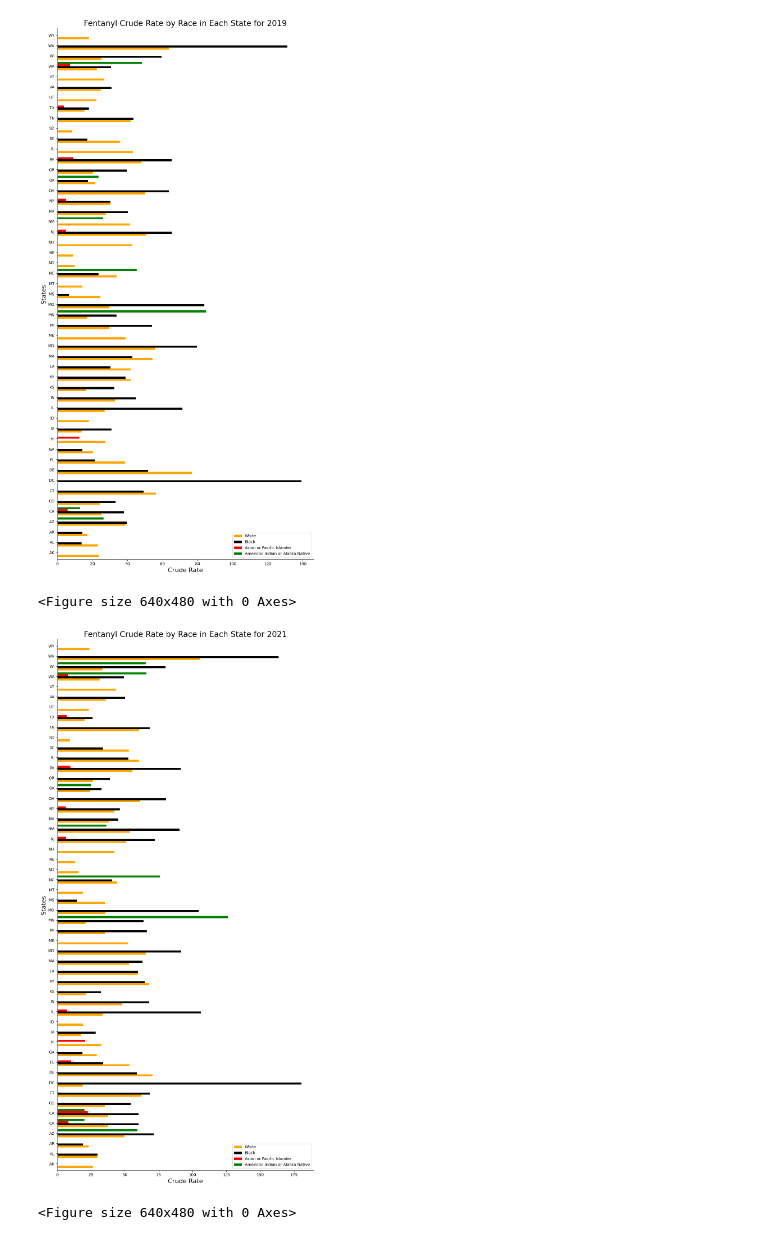
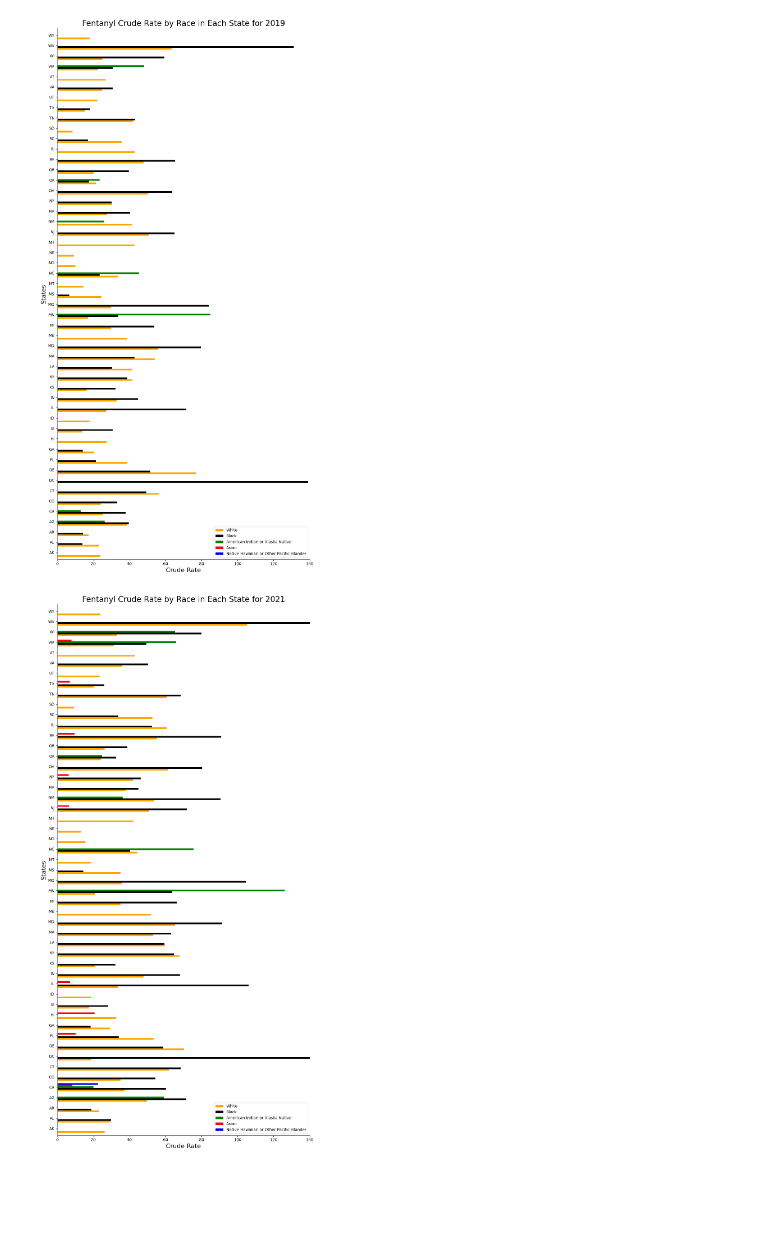
Before and after one commit to lilyzello/CaSB185_TRW, a Jupyter notebook: Figure2_40.4.ipynb, the cells around one changed output. Drawn from its saved outputs; the diff is of its cells as text; code cells hidden in the pictures; blank space fills up the shorter version.

```diff
--- a/Figure2_40.4.ipynb
+++ b/Figure2_40.4.ipynb
@@ -82,13 +85,9 @@ pd.set_option('display.max_rows', None)
 # %%
 data_frame=data_frame.replace("Unreliable",np.nan)
 data_frame=data_frame.replace("Suppressed",np.nan)
-
 # data pre-processing to ensure new .txt runs with code provided by paper
 # want columns to be the same name, and ensure the data is read as the correct type
 # also want the correct subset of data to be processed  by later code, this figure is only for males
-data_frame=data_frame.replace("Asian", "Asian or Pacific Islander")
-data_frame=data_frame.replace("Native Hawaiian or Other Pacific Islander", "Asian or Pacific Islander")
-
 data_frame = data_frame.rename(columns = {"Single Race 6": "Race", "Residence State": "State"})
 data_frame =  data_frame[(data_frame["Notes"] != "Total") & (data_frame["Year Code"] >= 2019)]
 
@@ -120,6 +101,16 @@ my_df
 # %%
 # defining relevant subsets of data that will be pivoted later
 # named as 2x_20xx to indicate what race and what year the dataframe refers to
+CM2n_2020 = data_frame[(data_frame["Race"] == "American Indian or Alaska Native")&
+           (data_frame["Notes"] != "Total") & (data_frame["Year"] == 2020)]
+CM2a_2020 = data_frame[(data_frame["Race"] == "Asian")&
+           (data_frame["Notes"] != "Total") & (data_frame["Year"] == 2020)]
+CM2p_2020 = data_frame[(data_frame["Race"] == "Native Hawaiian or Other Pacific Islander")&
+           (data_frame["Notes"] != "Total") & (data_frame["Year"] == 2020)]
+CM2b_2020 = data_frame[(data_frame["Race"] == "Black or African American")&
+           (data_frame["Notes"] != "Total") & (data_frame["Year"] == 2020)]
+CM2w_2020 = data_frame[(data_frame["Race"] == "White")&
+           (data_frame["Notes"] != "Total") & (data_frame["Year"] == 2020)]
 CM2n_2019 = data_frame[(data_frame["Race"] == "American Indian or Alaska Native")&
            (data_frame["Notes"] != "Total") & (data_frame["Year"] == 2019)]
 CM2a_2019 = data_frame[(data_frame["Race"] == "Asian or Pacific Islander")&
@@ -128,32 +119,31 @@ CM2b_2019 = data_frame[(data_frame["Race"] == "Black or African American")&
            (data_frame["Notes"] != "Total") & (data_frame["Year"] == 2019)]
 CM2w_2019 = data_frame[(data_frame["Race"] == "White")&
            (data_frame["Notes"] != "Total") & (data_frame["Year"] == 2019)]
-CM2n_2020 = data_frame[(data_frame["Race"] == "American Indian or Alaska Native")&
-           (data_frame["Notes"] != "Total") & (data_frame["Year"] == 2020)]
-CM2a_2020 = data_frame[(data_frame["Race"] == "Asian or Pacific Islander")&
-           (data_frame["Notes"] != "Total") & (data_frame["Year"] == 2020)]
-CM2b_2020 = data_frame[(data_frame["Race"] == "Black or African American")&
-           (data_frame["Notes"] != "Total") & (data_frame["Year"] == 2020)]
-CM2w_2020 = data_frame[(data_frame["Race"] == "White")&
-           (data_frame["Notes"] != "Total") & (data_frame["Year"] == 2020)]
+CM2p_2019 = data_frame[(data_frame["Race"] == "Native Hawaiian or Other Pacific Islander")&
+           (data_frame["Notes"] != "Total") & (data_frame["Year"] == 2019)]
 # %%
-#plotting 2019 data for each state
+# pivoting columns, crude rate for the white group is labeled now as "white" and for the black group is labeled
+# as "black" etc.
 W19 = pd.DataFrame({"States": CM2w_2019["State"].astype(str), "White": CM2w_2019["Crude Rate"].astype(float)})
 B19 = pd.DataFrame({"States": CM2b_2019["State"].astype(str), "Black": CM2b_2019["Crude Rate"].astype(float)})
-A19 = pd.DataFrame({"States": CM2a_2019["State"].astype(str), "Asian or Pacific Islander": CM2a_2019["Crude Rate"].astype(float)})
+A19 = pd.DataFrame({"States": CM2a_2019["State"].astype(str), "Asian": CM2a_2019["Crude Rate"].astype(float)})
+P19 = pd.DataFrame({"States": CM2p_2019["State"].astype(str), "Native Hawaiian or Other Pacific Islander": CM2p_2019["Crude Rate"].astype(float)})
 N19 = pd.DataFrame({"States": CM2n_2019["State"].astype(str), "American Indian or Alaska Native": CM2n_2019["Crude Rate"].astype(float)})
-
+# mapping full state names to abbreviations
 W19['States'] = W19['States'].map(us_state_to_abbrev)
 B19['States'] = B19['States'].map(us_state_to_abbrev)
 A19['States'] = A19['States'].map(us_state_to_abbrev)
+P19['States'] = P19['States'].map(us_state_to_abbrev)
 N19['States'] = N19['States'].map(us_state_to_abbrev)
-
+#merge data sets with no loss
 merged_df = pd.merge(W19, B19, on="States", how="outer")
+merged_df = pd.merge(merged_df, N19, on="States", how="outer")
 merged_df = pd.merge(merged_df, A19, on="States", how="outer")
-merged_df = pd.merge(merged_df, N19, on="States", how="outer")
+merged_df = pd.merge(merged_df, P19, on="States", how="outer")
 merged_df.set_index('States', inplace=True)
 
-ax = merged_df.plot(kind='barh', figsize=(10, 20), color={"White": "orange", "Black": "black", "Asian or Pacific Islander": "red", "American Indian or Alaska Native": "green"}, width=0.8)
+# plotting & formatting plot
+ax = merged_df.plot(kind='barh', figsize=(10, 20), color={"White": "orange", "Black": "black", "Asian": "red", "American Indian or Alaska Native": "green", "Native Hawaiian or Other Pacific Islander": "blue"}, width=0.8)
 
 plt.title('Fentanyl Crude Rate by Race in Each State for 2019', fontsize=20)
 plt.xlabel('Crude Rate', fontsize=16)
@@ -163,45 +153,46 @@ ax.spines['top'].set_visible(False)
 ax.spines['right'].set_visible(False)
 ax.spines['bottom'].set_visible(True)
 ax.spines['left'].set_visible(True)
+plt.xlim((0,140))
 
 plt.tight_layout()
-plt.show()
-plt.savefig('T40.4_2019_Race.svg')
+plt.savefig('T40.4_2019_Race.png')
+#this logic will be followed in the rest of the blocks plotting 2020 - 2023 crude rate
 # %% [output]
-[figure, old version]
+[figure, new version]
-<Figure size 640x480 with 0 Axes>
 # %%
-#plotting 2020 data for each state
 W20 = pd.DataFrame({"States": CM2w_2020["State"].astype(str), "White": CM2w_2020["Crude Rate"].astype(float)})
 B20 = pd.DataFrame({"States": CM2b_2020["State"].astype(str), "Black": CM2b_2020["Crude Rate"].astype(float)})
-A20 = pd.DataFrame({"States": CM2a_2020["State"].astype(str), "Asian or Pacific Islander": CM2a_2020["Crude Rate"].astype(float)})
+A20 = pd.DataFrame({"States": CM2a_2020["State"].astype(str), "Asian": CM2a_2020["Crude Rate"].astype(float)})
+P20 = pd.DataFrame({"States": CM2p_2020["State"].astype(str), "Native Hawaiian or Other Pacific Islander": CM2p_2020["Crude Rate"].astype(float)})
 N20 = pd.DataFrame({"States": CM2n_2020["State"].astype(str), "American Indian or Alaska Native": CM2n_2020["Crude Rate"].astype(float)})
 
 W20['States'] = W20['States'].map(us_state_to_abbrev)
 B20['States'] = B20['States'].map(us_state_to_abbrev)
 A20['States'] = A20['States'].map(us_state_to_abbrev)
+P20['States'] = P20['States'].map(us_state_to_abbrev)
 N20['States'] = N20['States'].map(us_state_to_abbrev)
 
 merged_df = pd.merge(W20, B20, on="States", how="outer")
+merged_df = pd.merge(merged_df, N20, on="States", how="outer")
 merged_df = pd.merge(merged_df, A20, on="States", how="outer")
-merged_df = pd.merge(merged_df, N20, on="States", how="outer")
+merged_df = pd.merge(merged_df, P20, on="States", how="outer")
 merged_df.set_index('States', inplace=True)
 
-ax = merged_df.plot(kind='barh', figsize=(10, 20), color={"White": "orange", "Black": "black", "Asian or Pacific Islander": "red", "American Indian or Alaska Native": "green"}, width=0.8)
+ax = merged_df.plot(kind='barh', figsize=(10, 20), color={"White": "orange", "Black": "black", "Asian": "red", "American Indian or Alaska Native": "green", "Native Hawaiian or Other Pacific Islander": "blue"}, width=0.8)
 
 plt.title('Fentanyl Crude Rate by Race in Each State for 2021', fontsize=20)
 plt.xlabel('Crude Rate', fontsize=16)
 plt.ylabel('States', fontsize=16)
 
 ax.spines['top'].set_visible(False)
 ax.spines['right'].set_visible(False)
 ax.spines['bottom'].set_visible(True)
 ax.spines['left'].set_visible(True)
+plt.xlim((0,140))
 
 plt.tight_layout()
-plt.show()
-plt.savefig('T40.4_2020_Race.svg')
+plt.savefig('T40.4_2020_Race.png')
 # %% [output]
-[figure, old version]
+[figure, new version]
-<Figure size 640x480 with 0 Axes>
 # %%
```
Also changed, not shown: parts of 9 cells of this notebook, 1 other file.
